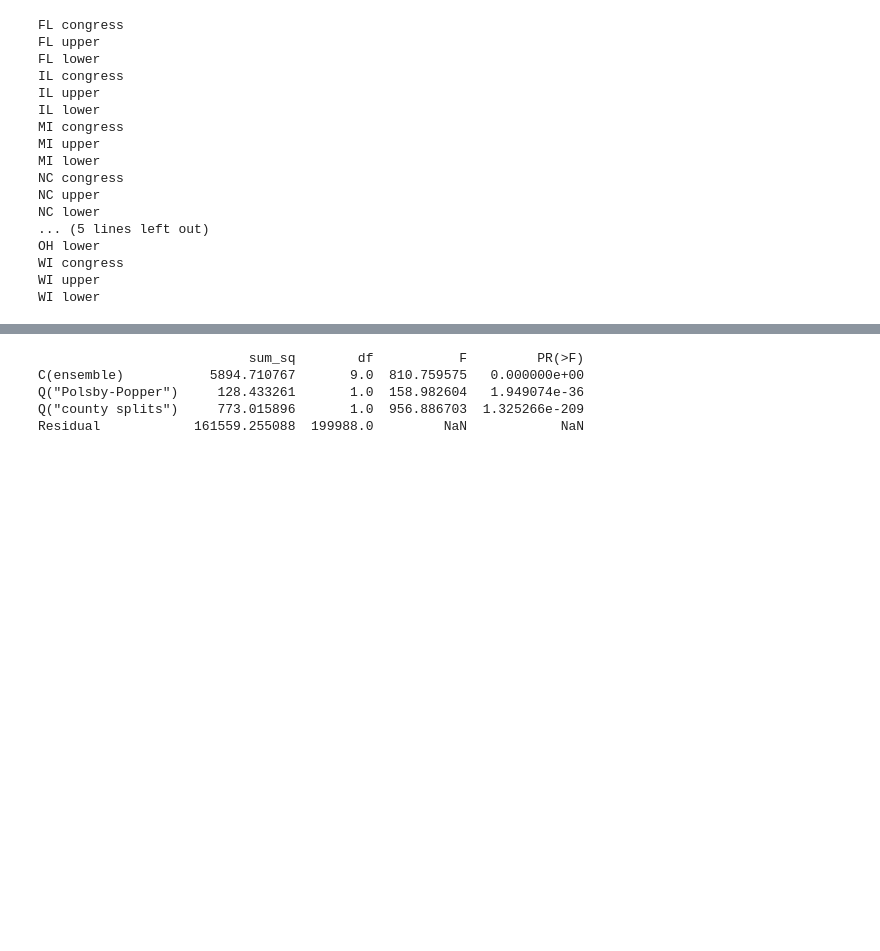
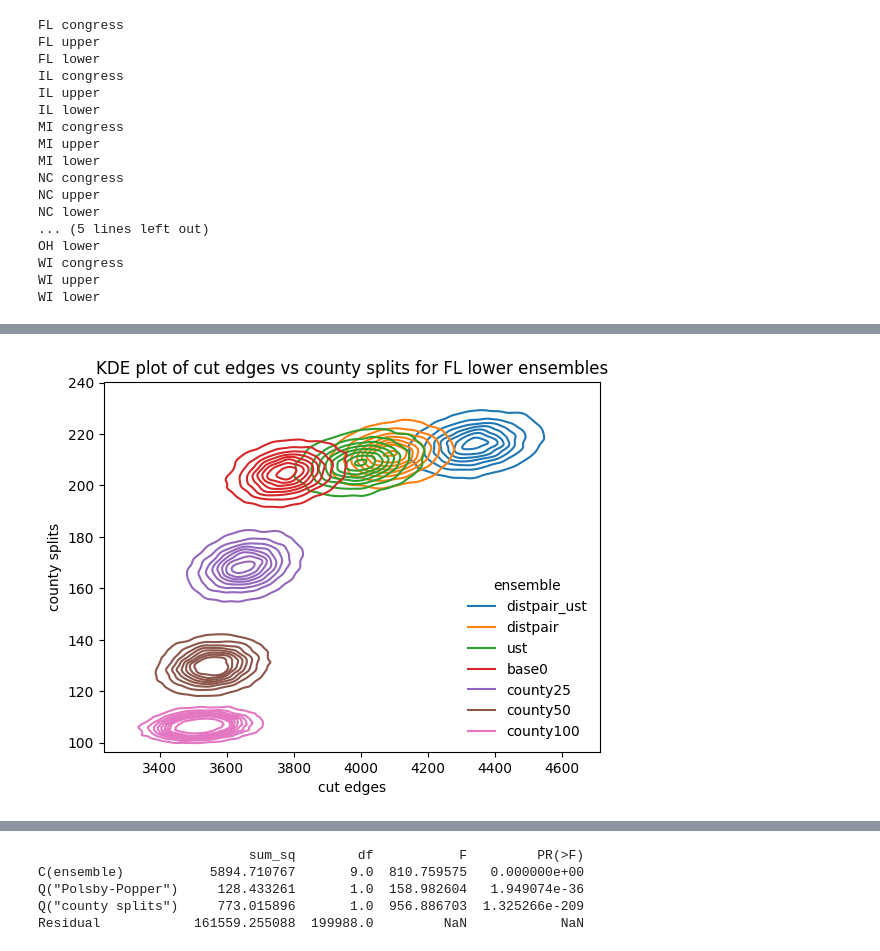
Before and after one commit to KrisTapp/Knobs, a Jupyter notebook: Correlations.ipynb, the cells around one changed output, grey strips where cells are left out. Saved outputs shown, nothing was run; the diff lists cells and outputs as text; code cells hidden in the pictures; blank space fills up the shorter version.

```diff
--- a/Correlations.ipynb
+++ b/Correlations.ipynb
@@ -159,0 +161,9 @@ range_corr.to_excel('tables/range_corr.xlsx')
+# %%
+ax = sns.kdeplot(df, x='cut edges', y='county splits', hue='ensemble')
+plt.title('KDE plot of cut edges vs county splits for FL lower ensembles')
+ax.legend_.set_loc('lower right')  # Move the existing legend
+ax.legend_.get_frame().set_linewidth(0)  # Remove the box around the legend
+plt.savefig('graphs/kde_FL.png')
+plt.show()
+# %% [output]
+[figure, added]
```
Also changed, not shown: parts of 25 cells of this notebook, 43 other files.
